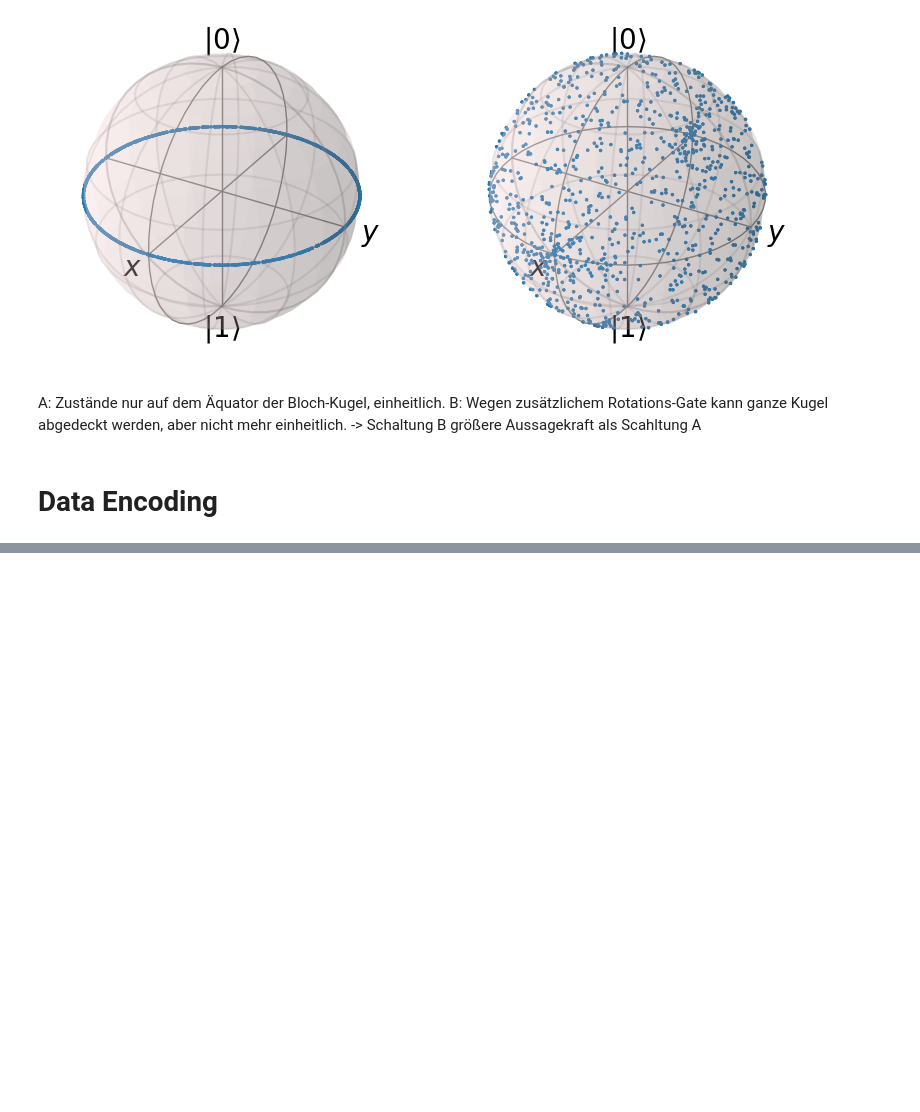
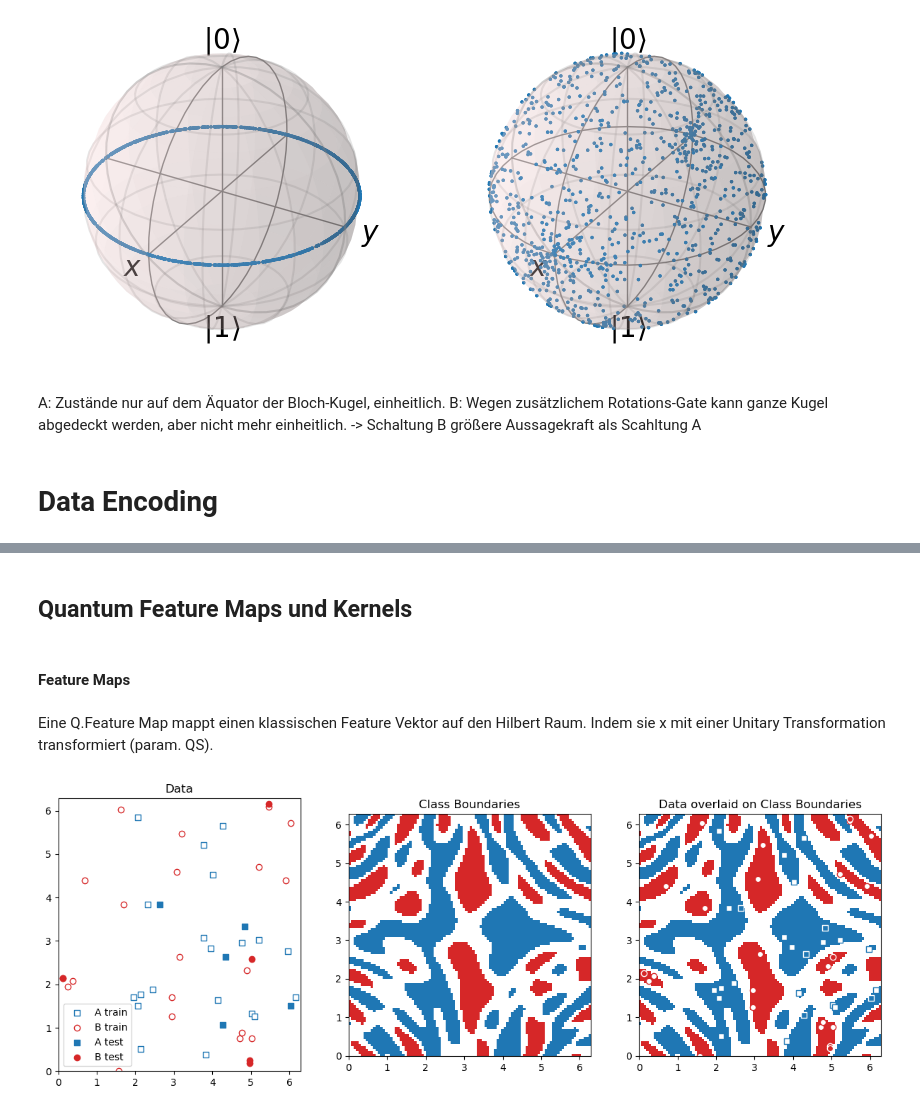
Before and after one commit to jannikobenhoff/quantum_machine_learning, a Jupyter notebook: tutorial/Tutorial.ipynb, the cells around one changed output, grey strips where cells are left out. Saved outputs shown, nothing was run; the diff lists cells and outputs as text; code cells hidden in the pictures; blank space fills up the shorter version.

```diff
--- a/tutorial/Tutorial.ipynb
+++ b/tutorial/Tutorial.ipynb
@@ -108,0 +695,71 @@ B: Wegen zusätzlichem Rotations-Gate kann ganze Kugel abgedeckt werden, aber ni
+# %% [markdown]
+## Quantum Feature Maps und Kernels
+# %% [markdown]
+#### Feature Maps
+# %% [markdown]
+Eine Q.Feature Map mappt einen klassischen Feature Vektor auf den Hilbert Raum. Indem sie x mit einer Unitary Transformation transformiert (param. QS).
+# %%
+from qiskit.utils import algorithm_globals
+algorithm_globals.random_seed = 12345
+
+from qiskit_machine_learning.datasets import ad_hoc_data
+train_data, train_labels, test_data, test_labels, sample_total = (
+    ad_hoc_data(training_size=20, test_size=5, n=2, gap=0.3,
+                include_sample_total=True, one_hot=False))
+# %%
+# Plot data and class boundaries
+fig = plt.figure(figsize=(15, 5))
+axdata = fig.add_subplot(131)
+axdata.set_title("Data")
+axdata.set_ylim(0, 2 * np.pi)
+axdata.set_xlim(0, 2 * np.pi)
+plt.scatter(train_data[np.where(train_labels[:] == 0), 0],
+            train_data[np.where(train_labels[:] == 0), 1],
+            marker='s', facecolors='w', edgecolors='C0',
+            label="A train")
+plt.scatter(train_data[np.where(train_labels[:] == 1), 0],
+            train_data[np.where(train_labels[:] == 1), 1],
+            marker='o', facecolors='w', edgecolors='C3',
+            label="B train")
+plt.scatter(test_data[np.where(test_labels[:] == 0), 0],
+            test_data[np.where(test_labels[:] == 0), 1],
+            marker='s', facecolors='C0', label="A test")
+plt.scatter(test_data[np.where(test_labels[:] == 1), 0],
+            test_data[np.where(test_labels[:] == 1), 1],
+            marker='o', facecolors='C3', label="B test")
+plt.legend()
+
+from matplotlib.colors import ListedColormap
+cmap = ListedColormap(["C3","w","C0"])
+axmap = fig.add_subplot(132)
+axmap.set_title("Class Boundaries")
+axmap.set_ylim(0, 2 * np.pi)
+axmap.set_xlim(0, 2 * np.pi)
+axmap.imshow(np.asmatrix(sample_total).T,
+             interpolation='nearest',
+             origin='lower', cmap=cmap,
+             extent=[0, 2 * np.pi, 0, 2 * np.pi])
+axboth = fig.add_subplot(133)
+axboth.set_title("Data overlaid on Class Boundaries")
+axboth.set_ylim(0, 2 * np.pi)
+axboth.set_xlim(0, 2 * np.pi)
+axboth.imshow(np.asmatrix(sample_total).T, interpolation='nearest',
+              origin='lower', cmap=cmap,
+              extent=[0, 2 * np.pi, 0, 2 * np.pi])
+axboth.scatter(train_data[np.where(train_labels[:] == 0), 0],
+               train_data[np.where(train_labels[:] == 0), 1],
+               marker='s', facecolors='w', edgecolors='C0', label="A")
+axboth.scatter(train_data[np.where(train_labels[:] == 1), 0],
+               train_data[np.where(train_labels[:] == 1), 1],
+               marker='o', facecolors='w', edgecolors='C3', label="B")
+axboth.scatter(test_data[np.where(test_labels[:] == 0), 0],
+               test_data[np.where(test_labels[:] == 0), 1],
+               marker='s', facecolors='C0', edgecolors='w',
+               label="A test")
+axboth.scatter(test_data[np.where(test_labels[:] == 1), 0],
+               test_data[np.where(test_labels[:] == 1), 1],
+               marker='o', facecolors='C3', edgecolors='w',
+               label="B test")
+plt.show()
+# %% [output]
+[figure, added]
```
Also changed, not shown: parts of 81 cells of this notebook, 4 other files.
